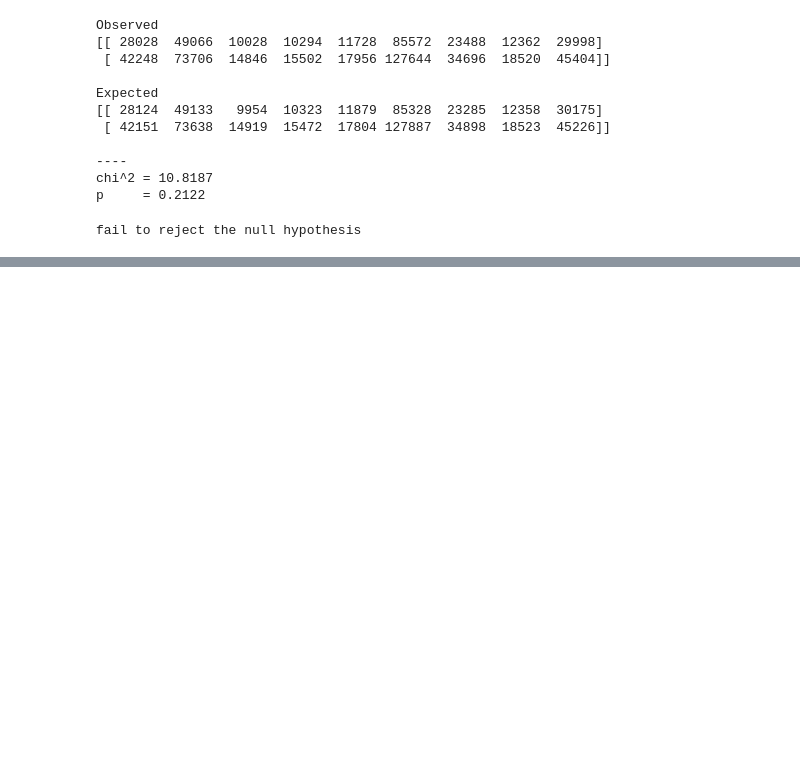
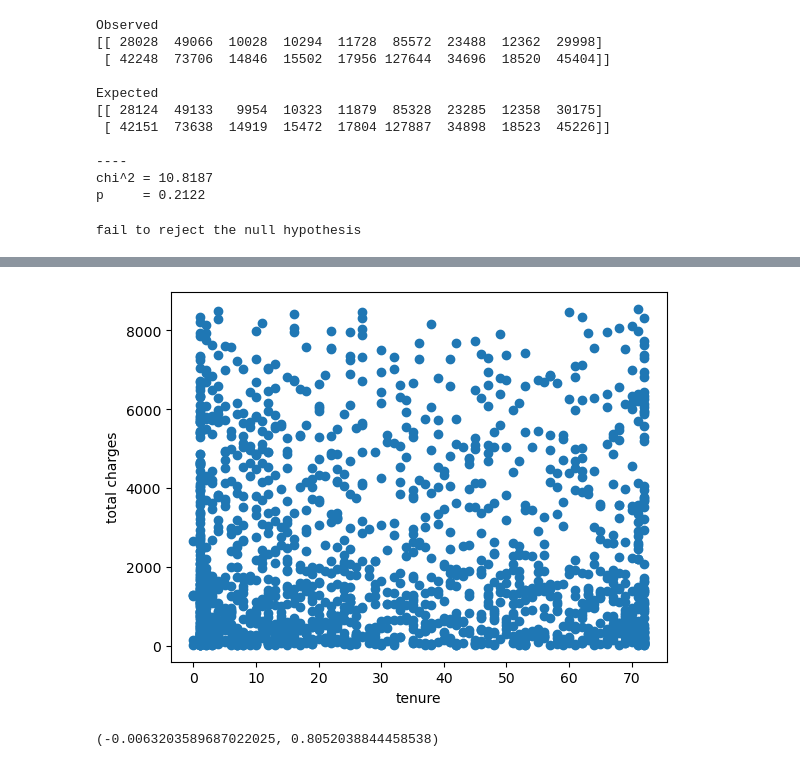
Before and after one commit to kelseyhangyu/statistics-exercises, a Jupyter notebook: hypothesis_testing.ipynb, the cells around one changed output, grey strips where cells are left out. Saved outputs shown, nothing was run; the diff lists cells and outputs as text; code cells hidden in the pictures; blank space fills up the shorter version.

```diff
--- a/hypothesis_testing.ipynb
+++ b/hypothesis_testing.ipynb
@@ -279,0 +486,8 @@ fail to reject the null hypothesis
+# %%
+plt.scatter(q2.tenure,q2.total_charges)
+
+plt.xlabel('tenure')
+plt.ylabel('total charges')
+plt.show()
+# %% [output]
+[figure, added]
@@ -279,0 +499,5 @@ fail to reject the null hypothesis
+# %%
+r,p=stats.pearsonr(q2.tenure,q2.total_charges)
+r,p
+# %% [output]
+(-0.0063203589687022025, 0.8052038844458538)
```
Also changed, not shown: parts of 48 cells of this notebook.
